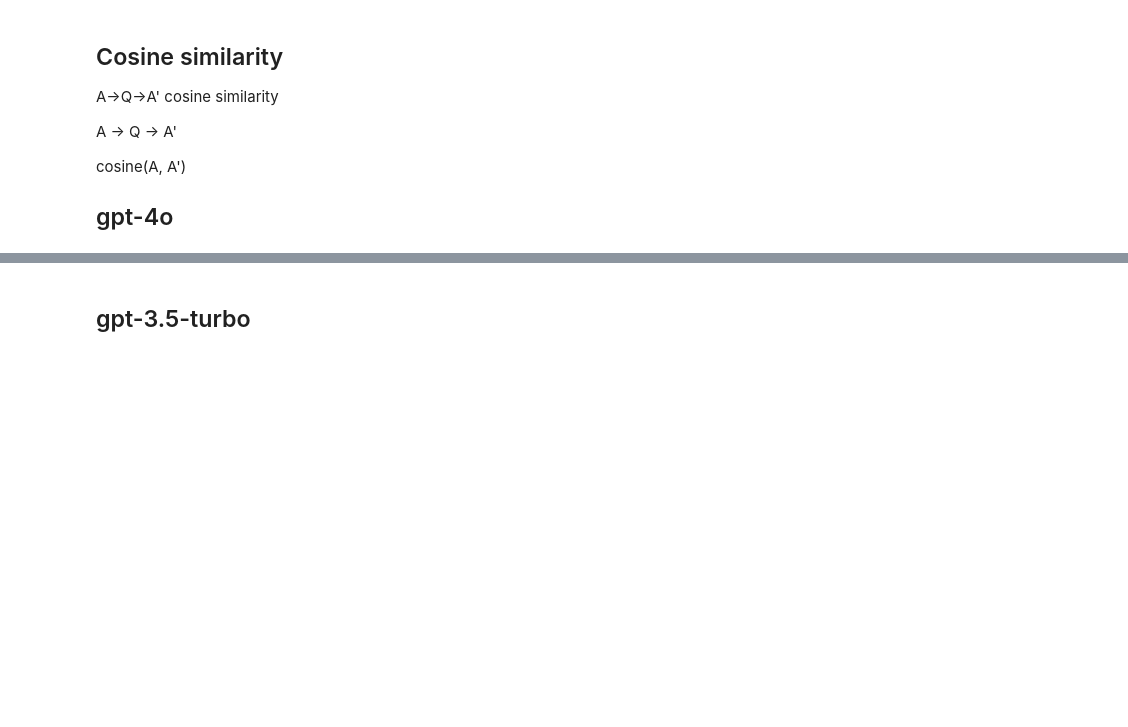
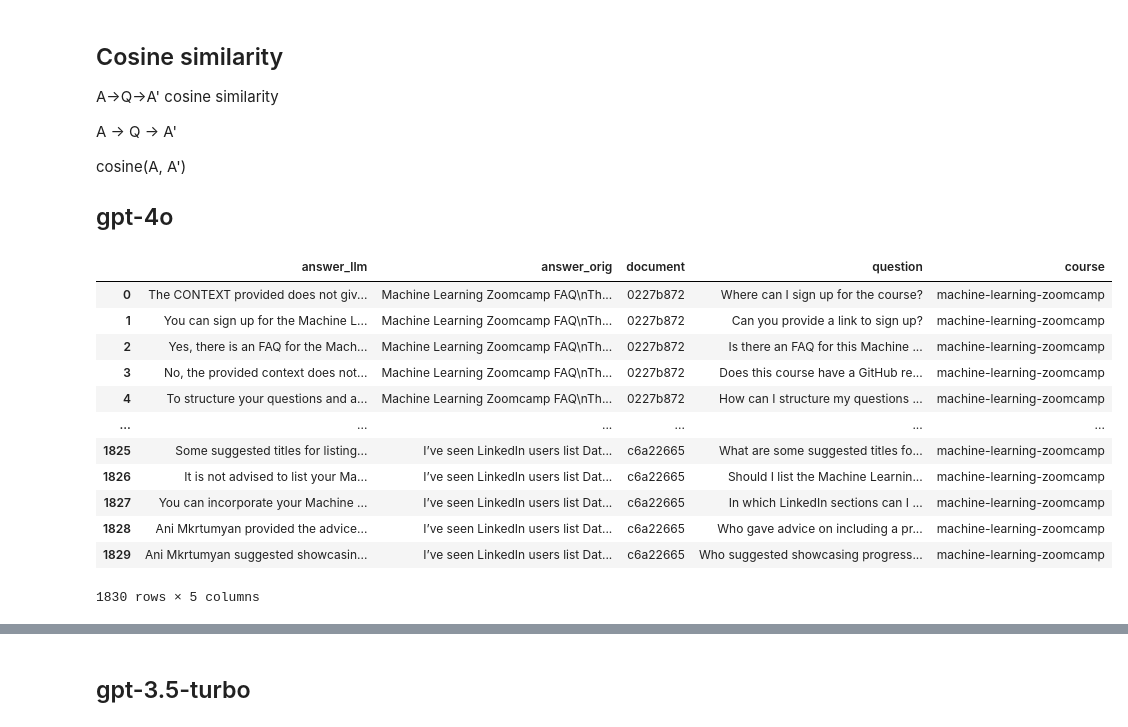
Before and after one commit to ranga4all1/llm-zoomcamp-2024, a Jupyter notebook: 04-monitoring/offline-rag-evaluation.ipynb, the cells around one changed output, grey strips where cells are left out. Drawn from its saved outputs; the diff is of its cells as text; code cells hidden in the pictures; blank space fills up the shorter version.

```diff
--- a/04-monitoring/offline-rag-evaluation.ipynb
+++ b/04-monitoring/offline-rag-evaluation.ipynb
@@ -290,3 +333,19 @@ cosine(A, A')
+# %%
+df_gpt4o
+# %% [output]
+|  | answer_llm | answer_orig | document | question | course |
+| 0 | The CONTEXT provided does not giv... | Machine Learning Zoomcamp FAQ\nTh... | 0227b872 | Where can I sign up for the course? | machine-learning-zoomcamp |
+| 1 | You can sign up for the Machine L... | Machine Learning Zoomcamp FAQ\nTh... | 0227b872 | Can you provide a link to sign up? | machine-learning-zoomcamp |
+| 2 | Yes, there is an FAQ for the Mach... | Machine Learning Zoomcamp FAQ\nTh... | 0227b872 | Is there an FAQ for this Machine ... | machine-learning-zoomcamp |
+| 3 | No, the provided context does not... | Machine Learning Zoomcamp FAQ\nTh... | 0227b872 | Does this course have a GitHub re... | machine-learning-zoomcamp |
+| 4 | To structure your questions and a... | Machine Learning Zoomcamp FAQ\nTh... | 0227b872 | How can I structure my questions ... | machine-learning-zoomcamp |
+| ... | ... | ... | ... | ... | ... |
+| 1825 | Some suggested titles for listing... | I’ve seen LinkedIn users list Dat... | c6a22665 | What are some suggested titles fo... | machine-learning-zoomcamp |
+| 1826 | It is not advised to list your Ma... | I’ve seen LinkedIn users list Dat... | c6a22665 | Should I list the Machine Learnin... | machine-learning-zoomcamp |
+| 1827 | You can incorporate your Machine ... | I’ve seen LinkedIn users list Dat... | c6a22665 | In which LinkedIn sections can I ... | machine-learning-zoomcamp |
+| 1828 | Ani Mkrtumyan provided the advice... | I’ve seen LinkedIn users list Dat... | c6a22665 | Who gave advice on including a pr... | machine-learning-zoomcamp |
+| 1829 | Ani Mkrtumyan suggested showcasin... | I’ve seen LinkedIn users list Dat... | c6a22665 | Who suggested showcasing progress... | machine-learning-zoomcamp |
+1830 rows × 5 columns
 # %%
 results_gpt4o = df_gpt4o.to_dict(orient='records')
 # %%
```
Also changed, not shown: parts of 17 cells of this notebook, 1 other file.
